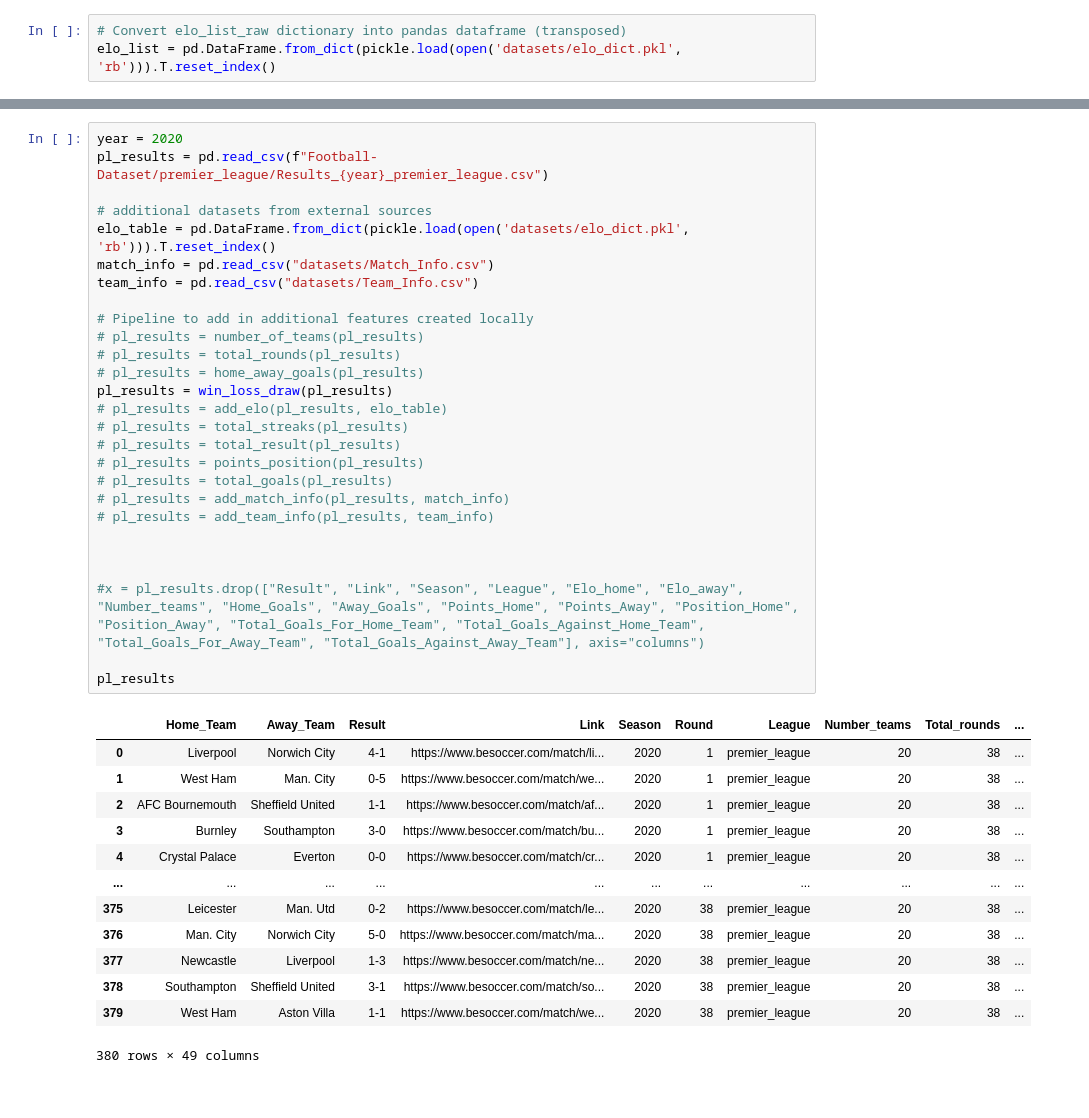
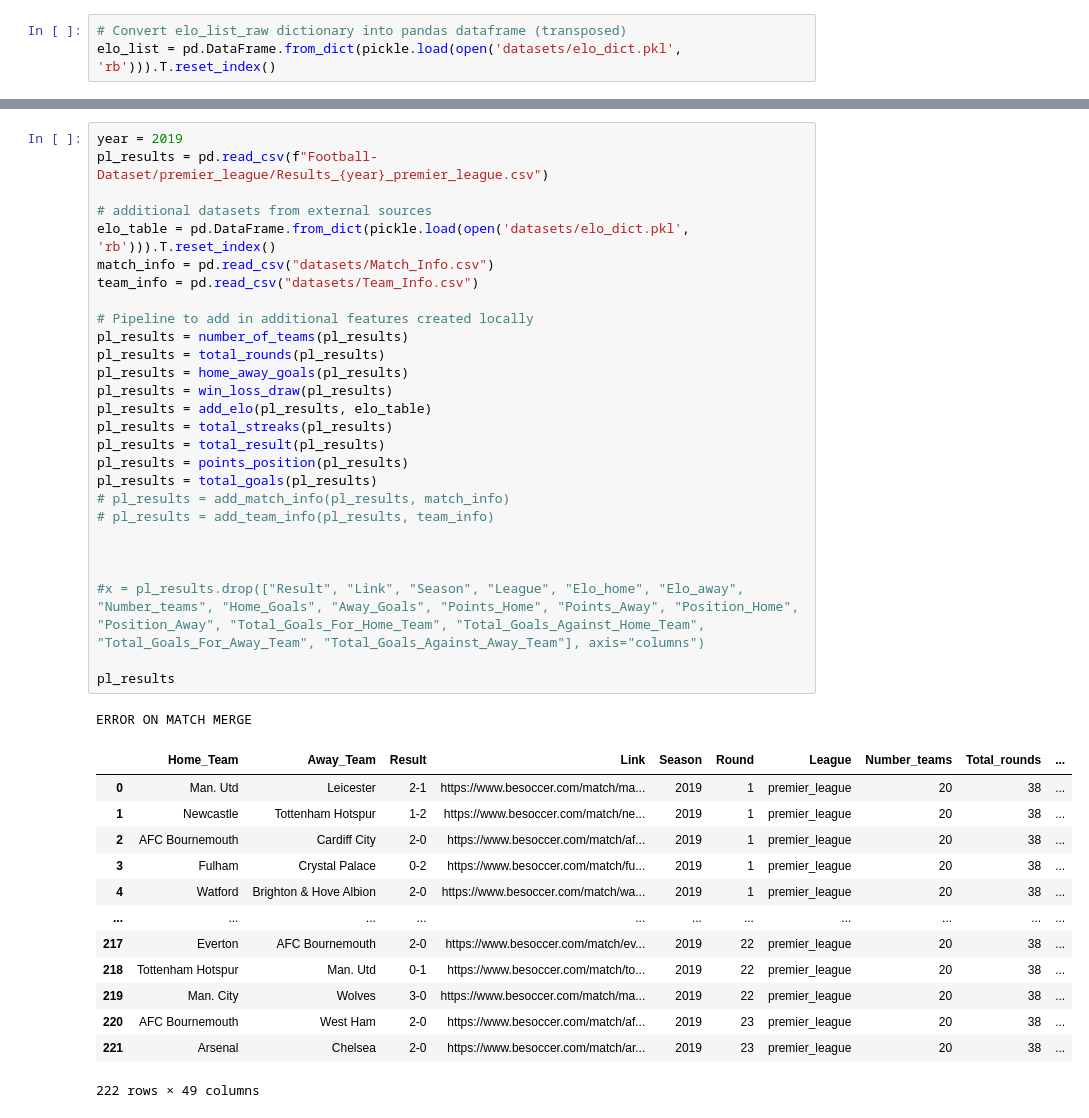
Before and after one commit to armanh3k/Football-Outcome-Predictions, a Jupyter notebook: feature_engineering.ipynb, the cells around one changed output, grey strips where cells are left out. Cells and saved outputs as stored; diff of their text form.

```diff
--- a/feature_engineering.ipynb
+++ b/feature_engineering.ipynb
@@ -700,42 +703,43 @@ def add_team_info(results_table, team_info):
         return -1
 # %%
-year = 2020
+year = 2019
 pl_results = pd.read_csv(f"Football-Dataset/premier_league/Results_{year}_premier_league.csv")
 
 # additional datasets from external sources
 elo_table = pd.DataFrame.from_dict(pickle.load(open('datasets/elo_dict.pkl', 'rb'))).T.reset_index()
 match_info = pd.read_csv("datasets/Match_Info.csv")
 team_info = pd.read_csv("datasets/Team_Info.csv")
 
 # Pipeline to add in additional features created locally
-# pl_results = number_of_teams(pl_results)
-# pl_results = total_rounds(pl_results)
-# pl_results = home_away_goals(pl_results)
+pl_results = number_of_teams(pl_results)
+pl_results = total_rounds(pl_results)
+pl_results = home_away_goals(pl_results)
 pl_results = win_loss_draw(pl_results)
-# pl_results = add_elo(pl_results, elo_table)
-# pl_results = total_streaks(pl_results)
-# pl_results = total_result(pl_results)
-# pl_results = points_position(pl_results)
-# pl_results = total_goals(pl_results)
+pl_results = add_elo(pl_results, elo_table)
+pl_results = total_streaks(pl_results)
+pl_results = total_result(pl_results)
+pl_results = points_position(pl_results)
+pl_results = total_goals(pl_results)
 # pl_results = add_match_info(pl_results, match_info)
 # pl_results = add_team_info(pl_results, team_info)
 
 
 
 #x = pl_results.drop(["Result", "Link", "Season", "League", "Elo_home", "Elo_away", "Number_teams", "Home_Goals", "Away_Goals", "Points_Home", "Points_Away", "Position_Home", "Position_Away", "Total_Goals_For_Home_Team", "Total_Goals_Against_Home_Team", "Total_Goals_For_Away_Team", "Total_Goals_Against_Away_Team"], axis="columns")
 
 pl_results
 # %% [output]
+ERROR ON MATCH MERGE
 |  | Home_Team | Away_Team | Result | Link | Season | Round | League | Number_teams | Total_rounds | ... |
-| 0 | Liverpool | Norwich City | 4-1 | https://www.besoccer.com/match/li... | 2020 | 1 | premier_league | 20 | 38 | ... |
-| 1 | West Ham | Man. City | 0-5 | https://www.besoccer.com/match/we... | 2020 | 1 | premier_league | 20 | 38 | ... |
-| 2 | AFC Bournemouth | Sheffield United | 1-1 | https://www.besoccer.com/match/af... | 2020 | 1 | premier_league | 20 | 38 | ... |
-| 3 | Burnley | Southampton | 3-0 | https://www.besoccer.com/match/bu... | 2020 | 1 | premier_league | 20 | 38 | ... |
-| 4 | Crystal Palace | Everton | 0-0 | https://www.besoccer.com/match/cr... | 2020 | 1 | premier_league | 20 | 38 | ... |
+| 0 | Man. Utd | Leicester | 2-1 | https://www.besoccer.com/match/ma... | 2019 | 1 | premier_league | 20 | 38 | ... |
+| 1 | Newcastle | Tottenham Hotspur | 1-2 | https://www.besoccer.com/match/ne... | 2019 | 1 | premier_league | 20 | 38 | ... |
+| 2 | AFC Bournemouth | Cardiff City | 2-0 | https://www.besoccer.com/match/af... | 2019 | 1 | premier_league | 20 | 38 | ... |
+| 3 | Fulham | Crystal Palace | 0-2 | https://www.besoccer.com/match/fu... | 2019 | 1 | premier_league | 20 | 38 | ... |
+| 4 | Watford | Brighton & Hove Albion | 2-0 | https://www.besoccer.com/match/wa... | 2019 | 1 | premier_league | 20 | 38 | ... |
 | ... | ... | ... | ... | ... | ... | ... | ... | ... | ... | ... |
-| 375 | Leicester | Man. Utd | 0-2 | https://www.besoccer.com/match/le... | 2020 | 38 | premier_league | 20 | 38 | ... |
-| 376 | Man. City | Norwich City | 5-0 | https://www.besoccer.com/match/ma... | 2020 | 38 | premier_league | 20 | 38 | ... |
-| 377 | Newcastle | Liverpool | 1-3 | https://www.besoccer.com/match/ne... | 2020 | 38 | premier_league | 20 | 38 | ... |
-| 378 | Southampton | Sheffield United | 3-1 | https://www.besoccer.com/match/so... | 2020 | 38 | premier_league | 20 | 38 | ... |
-| 379 | West Ham | Aston Villa | 1-1 | https://www.besoccer.com/match/we... | 2020 | 38 | premier_league | 20 | 38 | ... |
+| 217 | Everton | AFC Bournemouth | 2-0 | https://www.besoccer.com/match/ev... | 2019 | 22 | premier_league | 20 | 38 | ... |
+| 218 | Tottenham Hotspur | Man. Utd | 0-1 | https://www.besoccer.com/match/to... | 2019 | 22 | premier_league | 20 | 38 | ... |
+| 219 | Man. City | Wolves | 3-0 | https://www.besoccer.com/match/ma... | 2019 | 22 | premier_league | 20 | 38 | ... |
+| 220 | AFC Bournemouth | West Ham | 2-0 | https://www.besoccer.com/match/af... | 2019 | 23 | premier_league | 20 | 38 | ... |
+| 221 | Arsenal | Chelsea | 2-0 | https://www.besoccer.com/match/ar... | 2019 | 23 | premier_league | 20 | 38 | ... |
-380 rows × 49 columns
+222 rows × 49 columns
```
Also changed, not shown: parts of 9 cells of this notebook, 3 other files.
